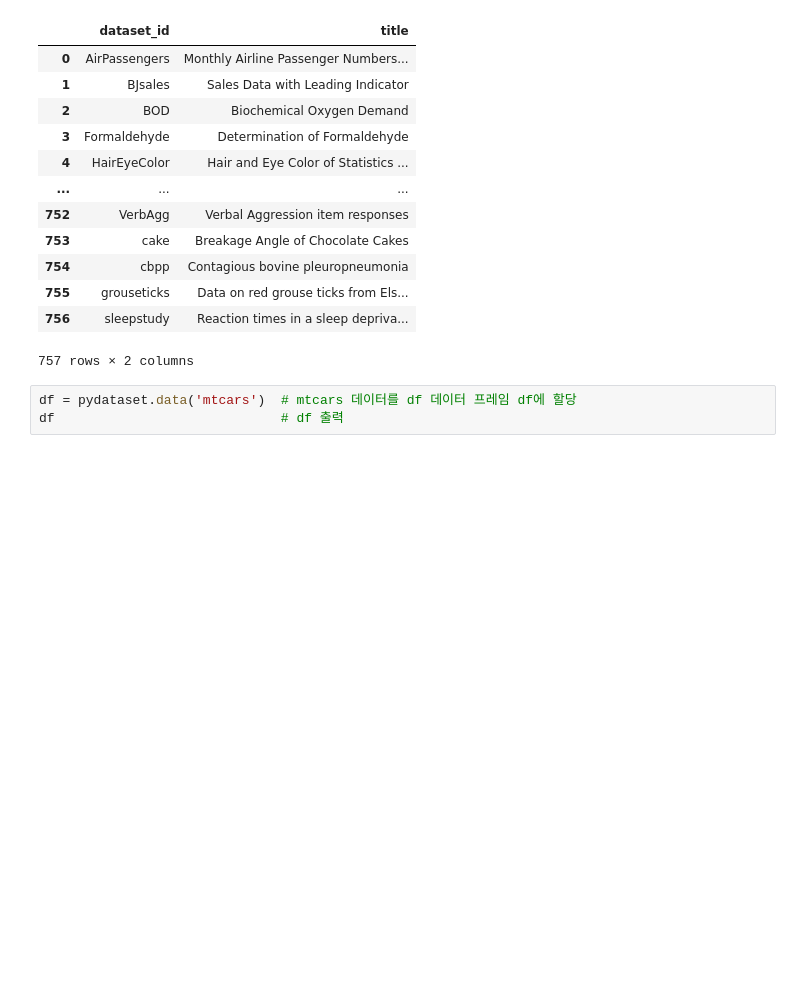
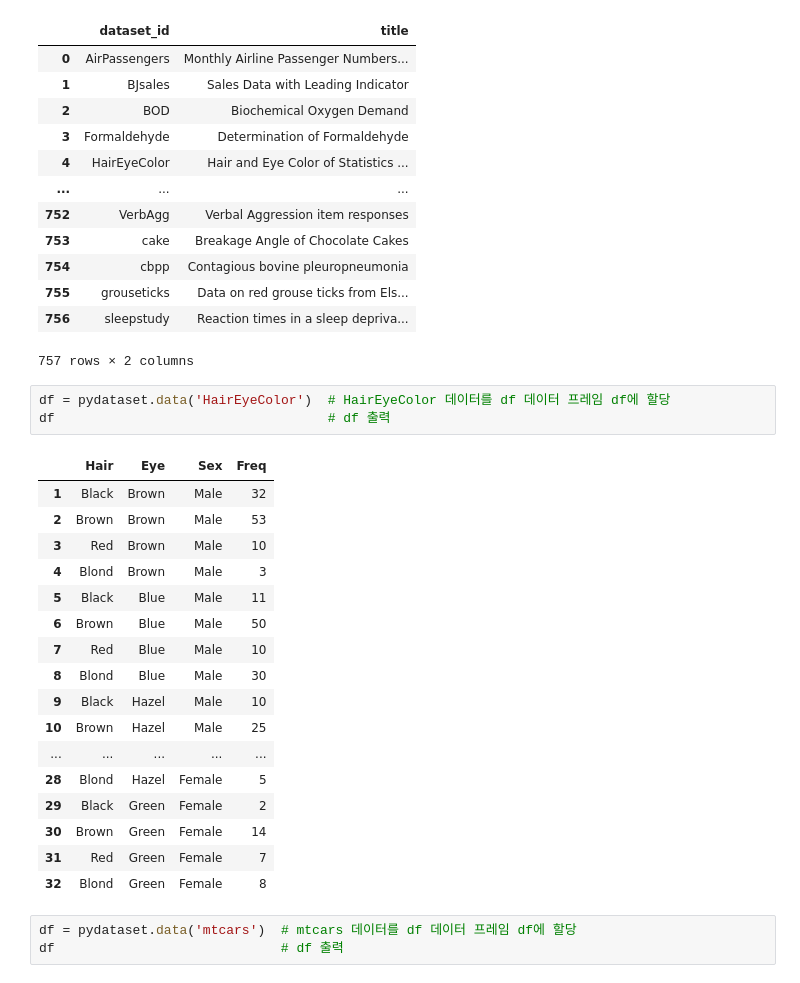
Before and after one commit to dndxor/BCDA, a Jupyter notebook: Ch03_PythonReview.ipynb, the cells around one changed output. Drawn from its saved outputs; the diff is of its cells as text; blank space fills up the shorter version.

```diff
--- a/Ch03_PythonReview.ipynb
+++ b/Ch03_PythonReview.ipynb
@@ -409,6 +1150,27 @@ pydataset.data()
 | 755 | grouseticks | Data on red grouse ticks from Els... |
 | 756 | sleepstudy | Reaction times in a sleep depriva... |
 757 rows × 2 columns
+# %%
+df = pydataset.data('HairEyeColor')  # HairEyeColor 데이터를 df 데이터 프레임 df에 할당
+df                                   # df 출력
+# %% [output]
+|  | Hair | Eye | Sex | Freq |
+| 1 | Black | Brown | Male | 32 |
+| 2 | Brown | Brown | Male | 53 |
+| 3 | Red | Brown | Male | 10 |
+| 4 | Blond | Brown | Male | 3 |
+| 5 | Black | Blue | Male | 11 |
+| 6 | Brown | Blue | Male | 50 |
+| 7 | Red | Blue | Male | 10 |
+| 8 | Blond | Blue | Male | 30 |
+| 9 | Black | Hazel | Male | 10 |
+| 10 | Brown | Hazel | Male | 25 |
+| ... | ... | ... | ... | ... |
+| 28 | Blond | Hazel | Female | 5 |
+| 29 | Black | Green | Female | 2 |
+| 30 | Brown | Green | Female | 14 |
+| 31 | Red | Green | Female | 7 |
+| 32 | Blond | Green | Female | 8 |
 # %%
 df = pydataset.data('mtcars')  # mtcars 데이터를 df 데이터 프레임 df에 할당
 df                             # df 출력
```
Also changed, not shown: parts of 191 cells of this notebook.
